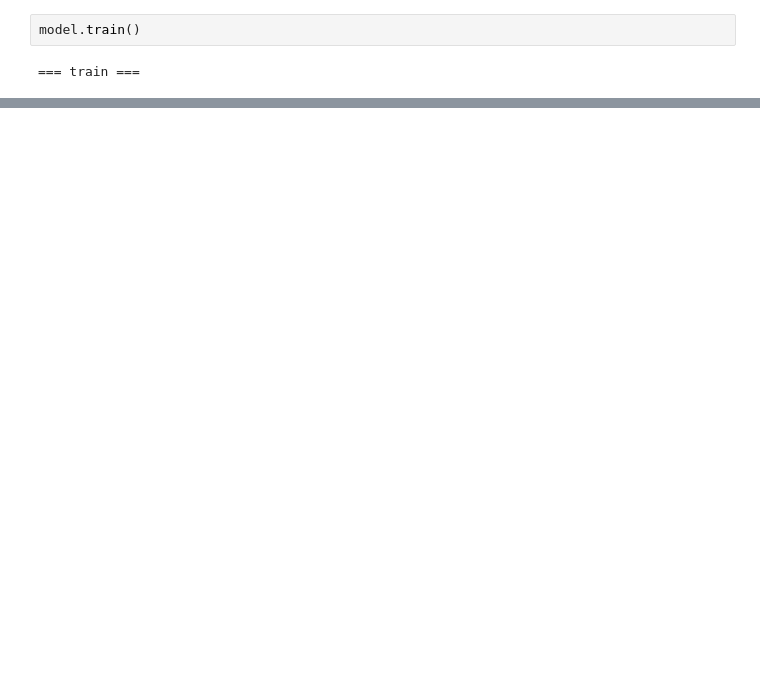
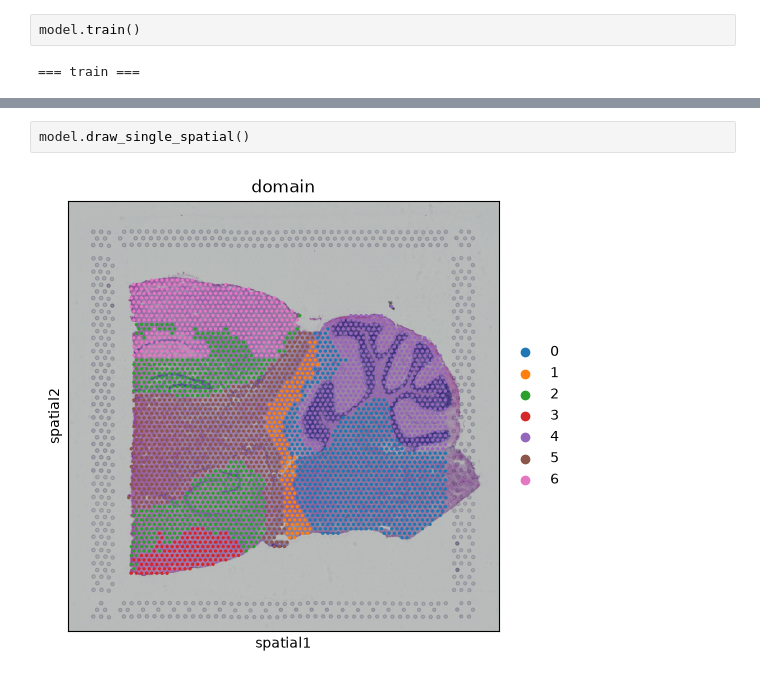
Before and after one commit to Guminola/STAGM, a Jupyter notebook: Test-2.ipynb, the cells around one changed output, grey strips where cells are left out. Saved outputs shown, nothing was run; the diff lists cells and outputs as text; blank space fills up the shorter version.

```diff
--- a/Test-2.ipynb
+++ b/Test-2.ipynb
@@ -119,3 +100,7 @@ DB: 0.9506597265186925
+# %%
+model.draw_single_spatial()
+# %% [output]
+[figure, added]
 # %%
 # Draw the spatial visualization of the clusters
 model.draw_umap()
```
Also changed, not shown: parts of 6 cells of this notebook, 4 other files.
